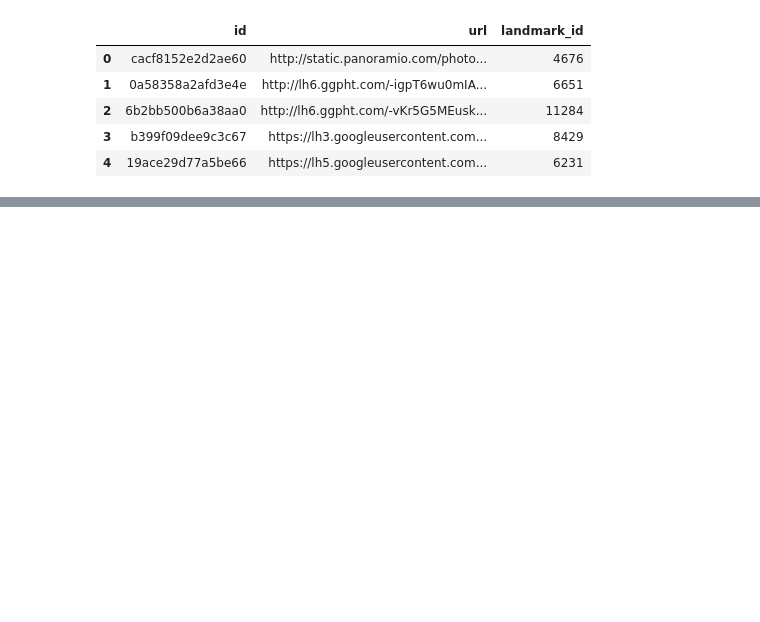
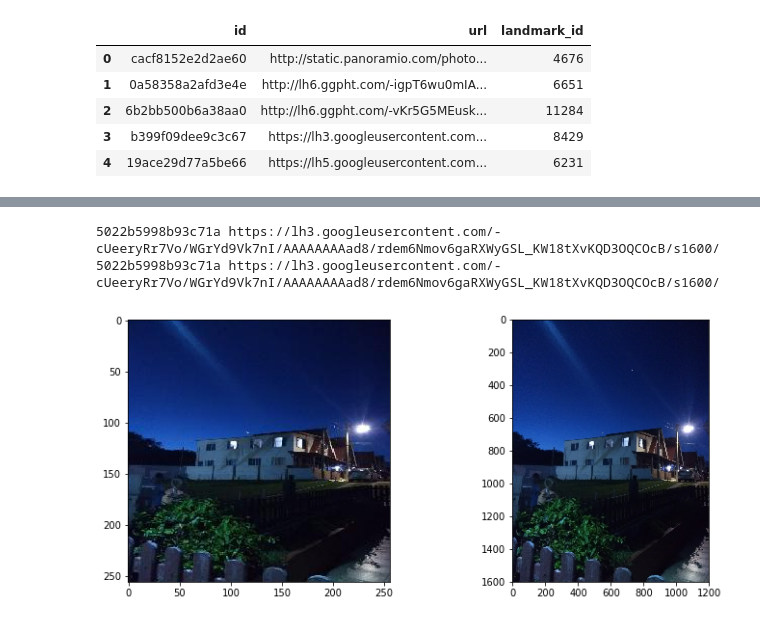
Before and after one commit to JifuZhao/Landmark-Recognition, a Jupyter notebook: Test Notebook.ipynb, the cells around one changed output, grey strips where cells are left out. Cells and saved outputs as stored; diff of their text form; code cells hidden in the pictures; blank space fills up the shorter version.

```diff
--- a/Test Notebook.ipynb
+++ b/Test Notebook.ipynb
@@ -124,0 +77,19 @@ plt.show()
+# %%
+idx = np.random.randint(0, 117223)
+re_id, re_url = resized_test.loc[idx].values
+org_idx = original_test[original_test['id'] == re_id].index[0]
+org_id, org_url = original_test.loc[org_idx].values
+
+print(re_id, re_url)
+print(org_id, org_url)
+
+re_img = io.imread('./data/test_resized/' + str(idx) + '.jpg')
+org_img = io.imread('./data/raw_data/test_images/' + str(org_idx) + '.jpg')
+fig, ax = plt.subplots(nrows=1, ncols=2, figsize=(12, 5))
+ax[0].imshow(re_img)
+ax[1].imshow(org_img)
+plt.show()
+# %% [output]
+5022b5998b93c71a https://lh3.googleusercontent.com/-cUeeryRr7Vo/WGrYd9Vk7nI/AAAAAAAAad8/rdem6Nmov6gaRXWyGSL_KW18tXvKQD3OQCOcB/s1600/
+5022b5998b93c71a https://lh3.googleusercontent.com/-cUeeryRr7Vo/WGrYd9Vk7nI/AAAAAAAAad8/rdem6Nmov6gaRXWyGSL_KW18tXvKQD3OQCOcB/s1600/
+[figure, added]
```
Also changed, not shown: parts of 14 cells of this notebook, 2 other files.
